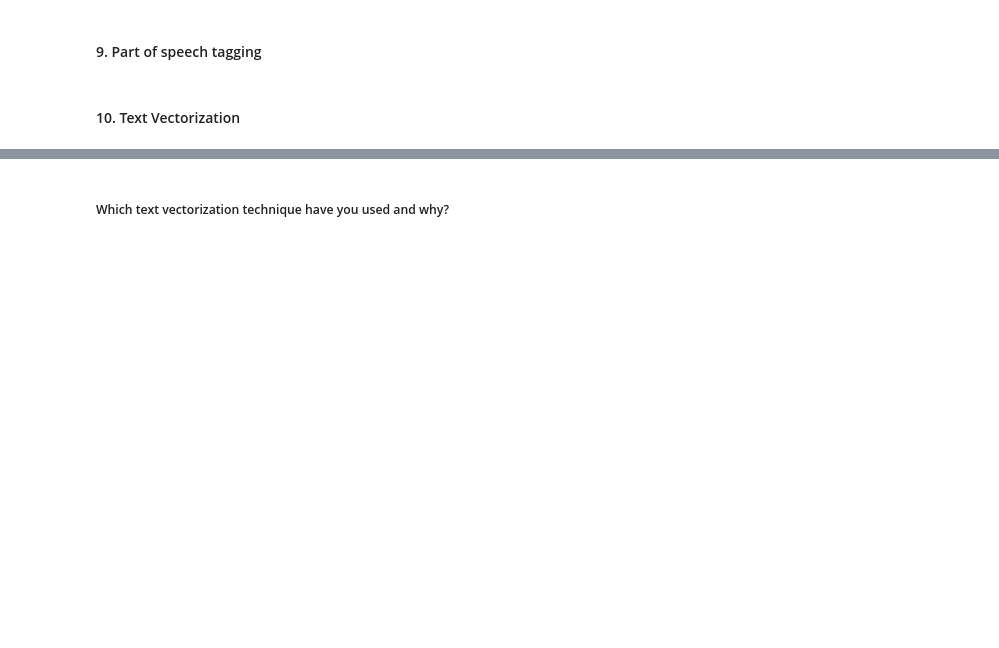
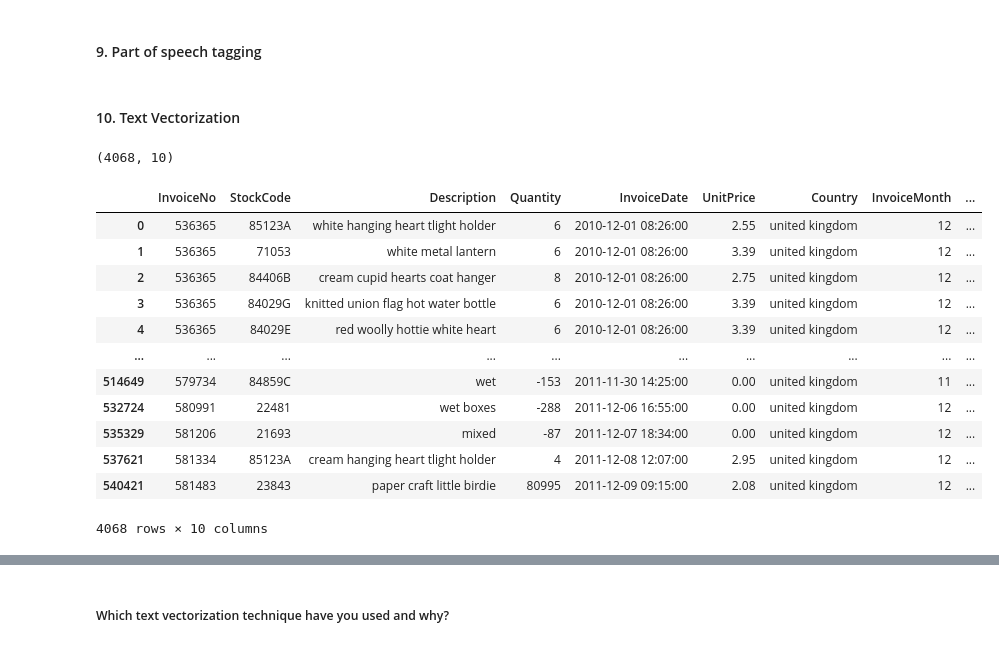
Before and after one commit to varuncode01/ST_Project5, a Jupyter notebook: ML_Project5.ipynb, the cells around one changed output, grey strips where cells are left out. Drawn from its saved outputs; the diff is of its cells as text; code cells hidden in the pictures; blank space fills up the shorter version.

```diff
--- a/ML_Project5.ipynb
+++ b/ML_Project5.ipynb
@@ -760,6 +736,5 @@ df['Description'] = df['Description'].astype(str)
 # %%
 # Remove White spaces
-df['Description'] = df['Description'].str.strip()  # Remove leading/trailing space
-df['Description'] = df['Description'].replace(r'\s+', ' ', regex=True)  # Collapse multiple spaces
+df['Description'] = df['Description'].apply(lambda x: re.sub(r'\s+', ' ', x).strip())
 # %% [markdown]
 #### 7. Tokenization
@@ -773,6 +740,0 @@ True
-# %%
-# Tokenization
-from nltk.tokenize import word_tokenize
-
-# Tokenize each description
-df['Description'] = df['Description'].apply(word_tokenize)
@@ -784,3 +740,0 @@ LookupError:
-# %%
-#Tokenization
-df['Description'] = df['Description'].apply(lambda x: x.split())
@@ -802,0 +760,22 @@ Answer Here.
+# %%
+df_unique_products = df.drop_duplicates(subset='Description')
+
+print(df_unique_products.shape)
+# %% [output]
+(4068, 10)
+# %%
+df_unique_products
+# %% [output]
+|  | InvoiceNo | StockCode | Description | Quantity | InvoiceDate | UnitPrice | Country | InvoiceMonth | ... |
+| 0 | 536365 | 85123A | white hanging heart tlight holder | 6 | 2010-12-01 08:26:00 | 2.55 | united kingdom | 12 | ... |
+| 1 | 536365 | 71053 | white metal lantern | 6 | 2010-12-01 08:26:00 | 3.39 | united kingdom | 12 | ... |
+| 2 | 536365 | 84406B | cream cupid hearts coat hanger | 8 | 2010-12-01 08:26:00 | 2.75 | united kingdom | 12 | ... |
+| 3 | 536365 | 84029G | knitted union flag hot water bottle | 6 | 2010-12-01 08:26:00 | 3.39 | united kingdom | 12 | ... |
+| 4 | 536365 | 84029E | red woolly hottie white heart | 6 | 2010-12-01 08:26:00 | 3.39 | united kingdom | 12 | ... |
+| ... | ... | ... | ... | ... | ... | ... | ... | ... | ... |
+| 514649 | 579734 | 84859C | wet | -153 | 2011-11-30 14:25:00 | 0.00 | united kingdom | 11 | ... |
+| 532724 | 580991 | 22481 | wet boxes | -288 | 2011-12-06 16:55:00 | 0.00 | united kingdom | 12 | ... |
+| 535329 | 581206 | 21693 | mixed | -87 | 2011-12-07 18:34:00 | 0.00 | united kingdom | 12 | ... |
+| 537621 | 581334 | 85123A | cream hanging heart tlight holder | 4 | 2011-12-08 12:07:00 | 2.95 | united kingdom | 12 | ... |
+| 540421 | 581483 | 23843 | paper craft little birdie | 80995 | 2011-12-09 09:15:00 | 2.08 | united kingdom | 12 | ... |
+4068 rows × 10 columns
```
Also changed, not shown: parts of 21 cells of this notebook.
